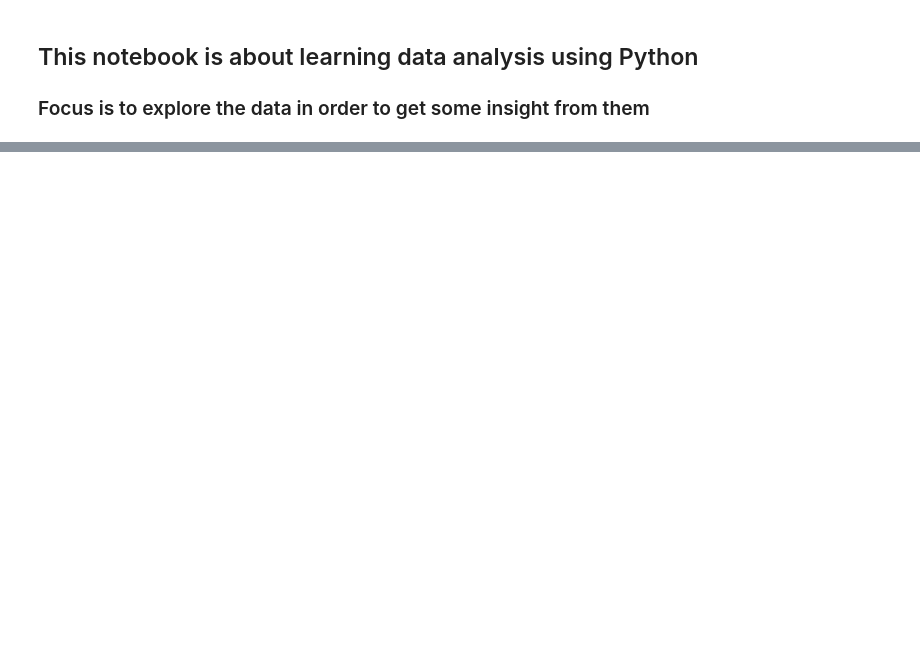
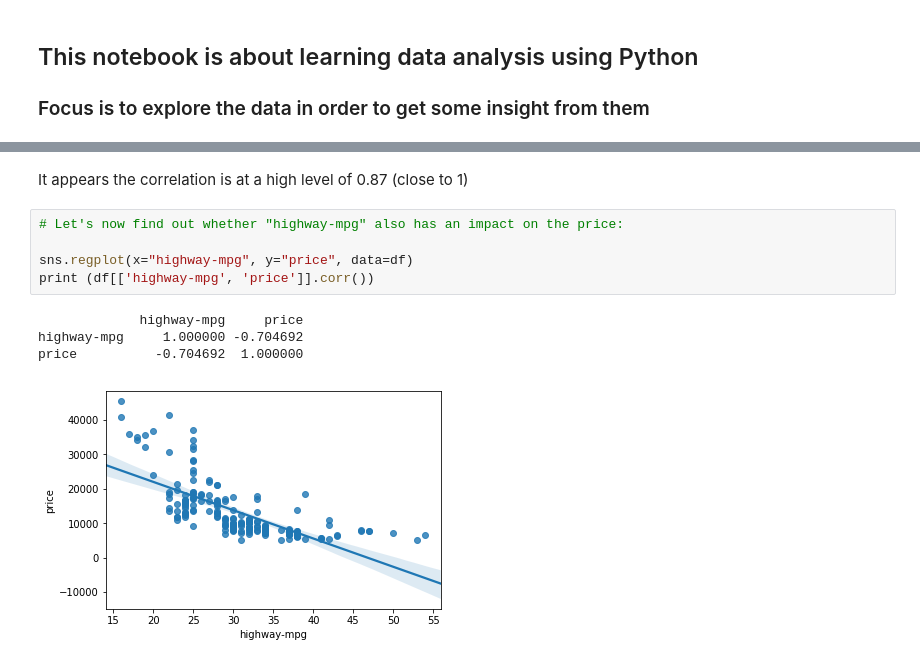
Before and after one commit to GuillaumeRouja/2019-Learning-Python-Data-Wrangling, a Jupyter notebook: data exploration 1.ipynb, the cells around one changed output, grey strips where cells are left out. Cells and saved outputs as stored; diff of their text form; blank space fills up the shorter version.

```diff
--- a/data exploration 1.ipynb
+++ b/data exploration 1.ipynb
@@ -20,0 +88,12 @@ df.head()
+# %% [markdown]
+It appears the correlation is at a high level of 0.87 (close to 1)
+# %%
+# Let's now find out whether "highway-mpg" also has an impact on the price:
+
+sns.regplot(x="highway-mpg", y="price", data=df)
+print (df[['highway-mpg', 'price']].corr())
+# %% [output]
+             highway-mpg     price
+highway-mpg     1.000000 -0.704692
+price          -0.704692  1.000000
+[figure, added]
```
Also changed, not shown: parts of 12 cells of this notebook.
